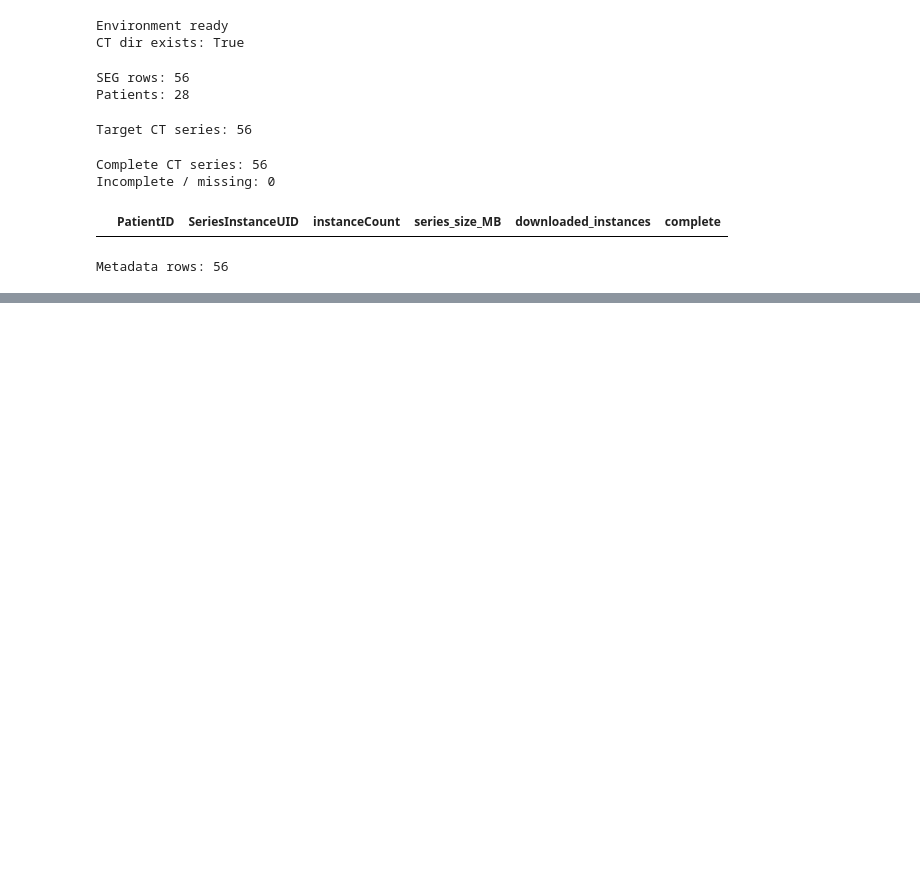
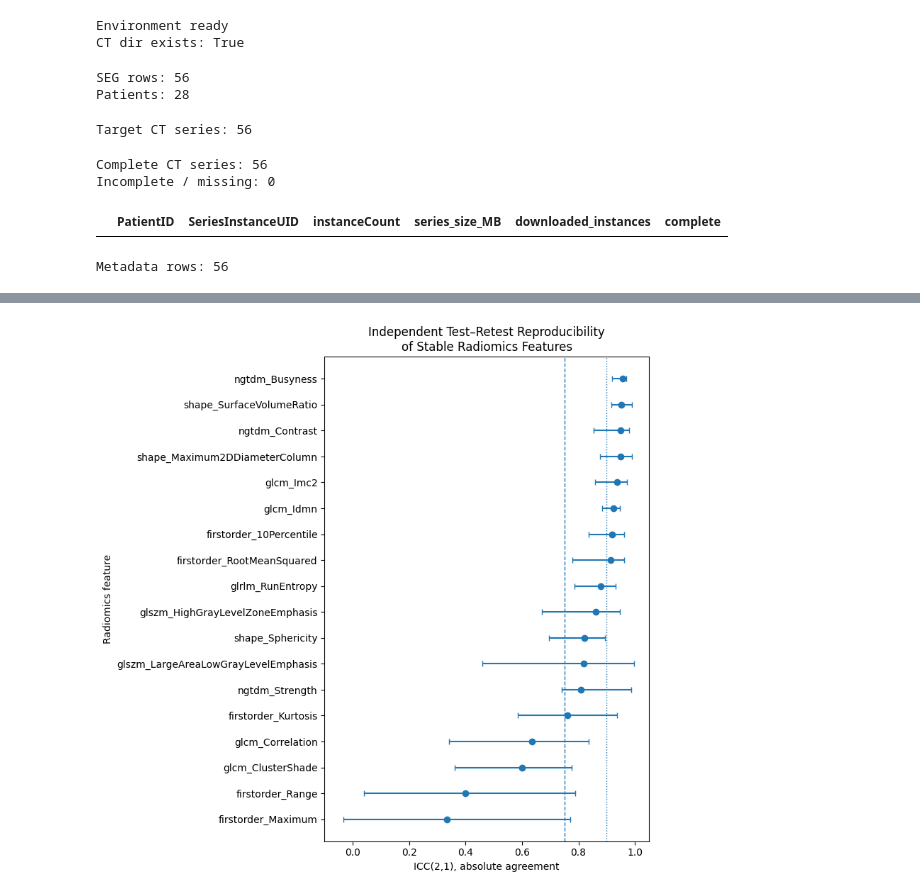
Before and after one commit to gmail2580369-del/lung2-egfr-radiomics, a Jupyter notebook: notebooks/03_modeling_nested_cv.ipynb, the cells around one changed output, grey strips where cells are left out. Saved outputs shown, nothing was run; the diff lists cells and outputs as text; code cells hidden in the pictures; blank space fills up the shorter version.

Commit message:
Add independent RIDER test-retest radiomics robustness analysis

```diff
--- a/notebooks/03_modeling_nested_cv.ipynb
+++ b/notebooks/03_modeling_nested_cv.ipynb
@@ -8185,0 +11120,16 @@ Metadata rows: 56
+# %%
+from pathlib import Path
+import pandas as pd
+import matplotlib.pyplot as plt
+import numpy as np
+
+PROJECT_ROOT = Path(r"F:\yingxiang2")
+RIDER_OUT_DIR = PROJECT_ROOT / "results" / "robustness"
+
+stable_rider_df = pd.read_csv(
+    RIDER_OUT_DIR
+    / "rider_stable_feature_test_retest_reproducibility.csv"
+)
+
+print(stable_rider_df.shape)
+display(stable_rider_df.head())
@@ -8185,0 +11144,77 @@ Metadata rows: 56
+# %%
+plot_df = (
+    stable_rider_df
+    .sort_values("icc2_1", ascending=True)
+    .copy()
+)
+
+plot_df["short_name"] = (
+    plot_df["feature"]
+    .str.replace("original_", "", regex=False)
+)
+
+y = np.arange(len(plot_df))
+
+x = plot_df["icc2_1"].to_numpy()
+lower = x - plot_df["icc_ci_lower"].to_numpy()
+upper = plot_df["icc_ci_upper"].to_numpy() - x
+
+fig, ax = plt.subplots(figsize=(8, 8))
+
+ax.errorbar(
+    x,
+    y,
+    xerr=[lower, upper],
+    fmt="o",
+    capsize=3
+)
+
+ax.axvline(
+    0.75,
+    linestyle="--",
+    linewidth=1
+)
+
+ax.axvline(
+    0.90,
+    linestyle=":",
+    linewidth=1
+)
+
+ax.set_yticks(y)
+ax.set_yticklabels(plot_df["short_name"])
+
+ax.set_xlabel("ICC(2,1), absolute agreement")
+ax.set_ylabel("Radiomics feature")
+ax.set_xlim(-0.1, 1.05)
+
+ax.set_title(
+    "Independent Test–Retest Reproducibility\n"
+    "of Stable Radiomics Features"
+)
+
+plt.tight_layout()
+
+FIG_PATH = (
+    PROJECT_ROOT
+    / "results"
+    / "figures"
+    / "figure_rider_stable_feature_icc_forest.png"
+)
+
+FIG_PATH.parent.mkdir(
+    parents=True,
+    exist_ok=True
+)
+
+plt.savefig(
+    FIG_PATH,
+    dpi=300,
+    bbox_inches="tight"
+)
+
+plt.show()
+
+print("Saved:", FIG_PATH)
+# %% [output]
+[figure, added]
```
Also changed, not shown: parts of 61 cells of this notebook, 11 other files.
